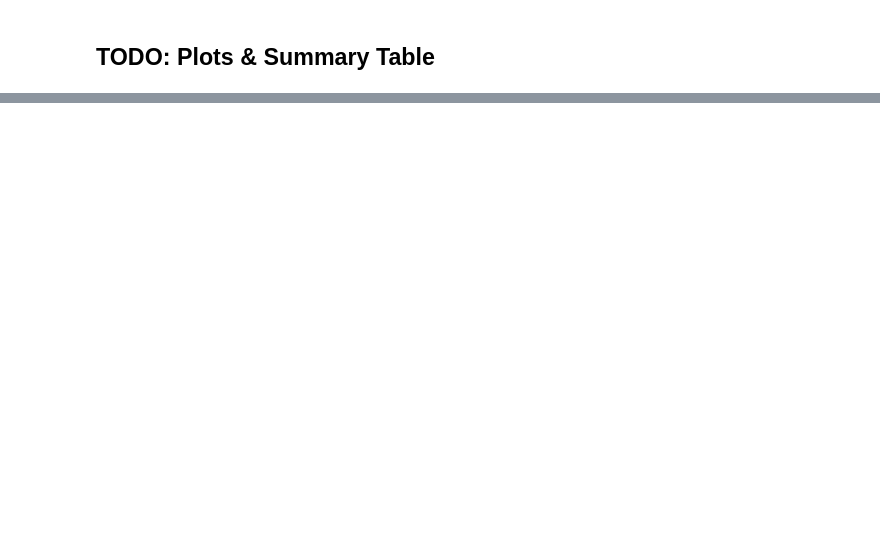
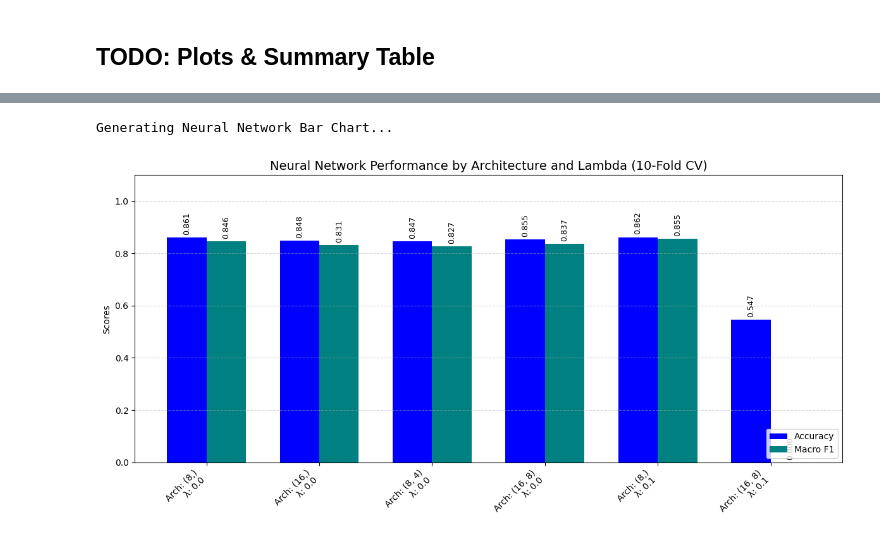
Before and after one commit to vishalhanuman14/classical-ml-benchmark, a Jupyter notebook: notebooks/04_credit.ipynb, the cells around one changed output, grey strips where cells are left out. Cells and saved outputs as stored; diff of their text form; code cells hidden in the pictures; blank space fills up the shorter version.

```diff
--- a/notebooks/04_credit.ipynb
+++ b/notebooks/04_credit.ipynb
@@ -320,0 +348,45 @@ Random Forest Results:
+# %%
+import matplotlib.pyplot as plt
+import numpy as np
+
+# --- Plotting Neural Network Results ---
+print("Generating Neural Network Bar Chart...")
+
+# Extract the labels (Architecture + Lambda) and the scores from the dictionary
+labels = [f"Arch: {arch}\nλ: {lam}" for arch, lam in nn_results.keys()]
+accuracies = [res[0] for res in nn_results.values()]
+f1_scores = [res[1] for res in nn_results.values()]
+
+# Set up the bar chart positions
+x = np.arange(len(labels))  # the label locations
+width = 0.35  # the width of the bars
+
+fig, ax = plt.subplots(figsize=(12, 6))
+
+# Plot Accuracy and F1 bars
+bars1 = ax.bar(x - width/2, accuracies, width, label='Accuracy', color='blue')
+bars2 = ax.bar(x + width/2, f1_scores, width, label='Macro F1', color='teal')
+
+# Add text, labels, titles, and custom x-axis tick labels
+ax.set_ylabel('Scores')
+ax.set_title('Neural Network Performance by Architecture and Lambda (10-Fold CV)', fontsize=14)
+ax.set_xticks(x)
+ax.set_xticklabels(labels, rotation=45, ha='right')
+ax.set_ylim(0.0, 1.1) # Set Y-axis slightly above 1.0 to leave room for the legend
+ax.legend(loc='lower right')
+ax.grid(axis='y', linestyle='--', alpha=0.5)
+
+# Optional: Add the exact numerical values on top of the bars
+for bar in bars1:
+    yval = bar.get_height()
+    ax.text(bar.get_x() + bar.get_width()/2, yval + 0.01, f"{yval:.3f}", ha='center', va='bottom', fontsize=9, rotation=90)
+
+for bar in bars2:
+    yval = bar.get_height()
+    ax.text(bar.get_x() + bar.get_width()/2, yval + 0.01, f"{yval:.3f}", ha='center', va='bottom', fontsize=9, rotation=90)
+
+plt.tight_layout()
+plt.show()
+# %% [output]
+Generating Neural Network Bar Chart...
+[figure, added]
```
Also changed, not shown: parts of 16 cells of this notebook, 2 other files.
